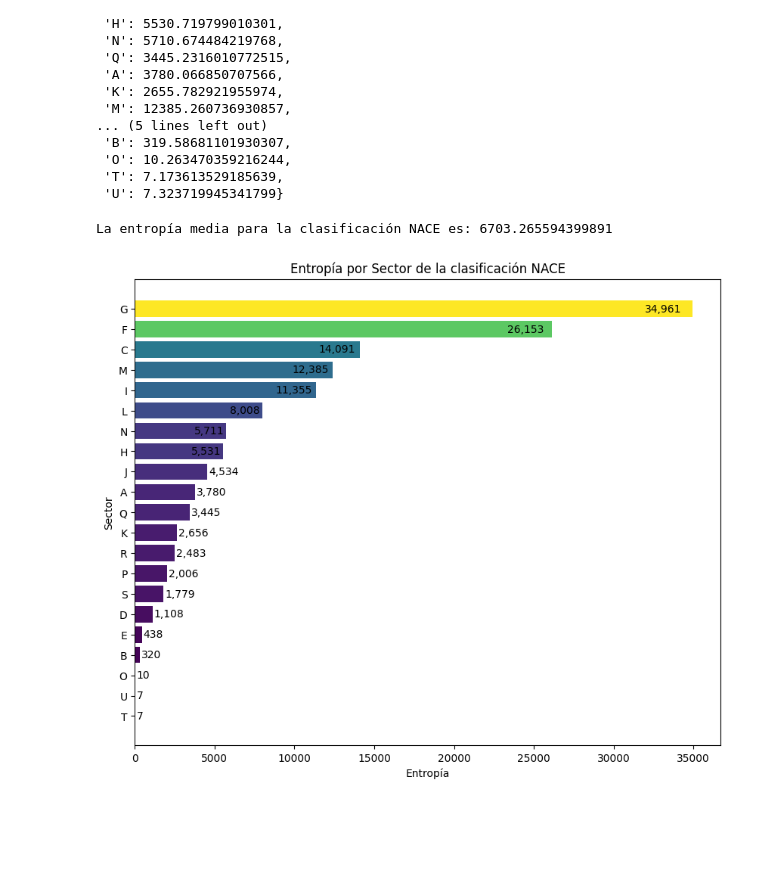
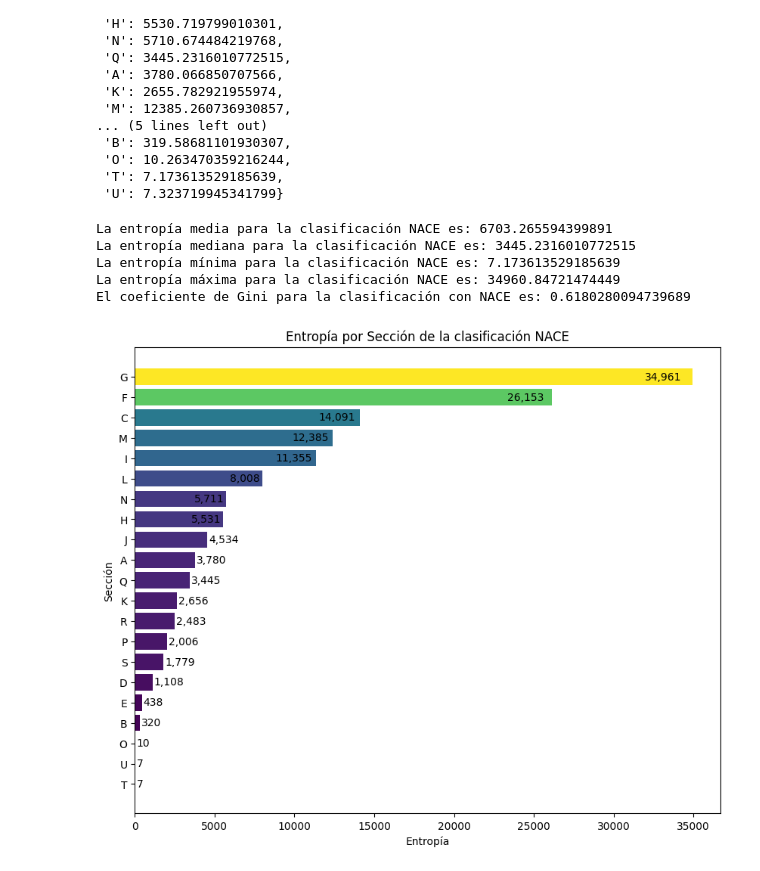
Before and after one commit to irenecanovaas/TFG_IRENE_CANOVAS, a Jupyter notebook: Calculo_Entropía_clasificación_NACE.ipynb, the cells around one changed output. Drawn from its saved outputs; the diff is of its cells as text; code cells hidden in the pictures; blank space fills up the shorter version.

```diff
--- a/Calculo_Entropía_clasificación_NACE.ipynb
+++ b/Calculo_Entropía_clasificación_NACE.ipynb
@@ -63,40 +64,58 @@ group_entropies
  'O': 10.263470359216244,
  'T': 7.173613529185639,
  'U': 7.323719945341799}
-# %%
-# Obtener la entropía media para la clasificación NACE
-values = group_entropies.values()
-mean_value = sum(values) / len(values)
-print(f'La entropía media para la clasificación NACE es: {mean_value}')
-# %% [output]
-La entropía media para la clasificación NACE es: 6703.265594399891
+# %%
+# Obtener la entropía media para la clasificación NACE
+valores = group_entropies.values()
+media = sum(valores) / len(valores)
+mediana = statistics.median(valores)
+minim = min(valores)
+maxi = max(valores)
+def gini_coefficient(valores):
+    x = np.sort(list(valores))
+    n = len(x)
+    index = np.arange(1, n+1)
+    G = (np.sum((2 * index - n - 1) * x)) / (n * np.sum(x))
+    return G
+gini = gini_coefficient(valores)
+print(f'La entropía media para la clasificación NACE es: {media}')
+print(f'La entropía mediana para la clasificación NACE es: {mediana}')
+print(f'La entropía mínima para la clasificación NACE es: {minim}')
+print(f'La entropía máxima para la clasificación NACE es: {maxi}')
+print(f'El coeficiente de Gini para la clasificación con NACE es: {gini}')
+# %% [output]
+La entropía media para la clasificación NACE es: 6703.265594399891
+La entropía mediana para la clasificación NACE es: 3445.2316010772515
+La entropía mínima para la clasificación NACE es: 7.173613529185639
+La entropía máxima para la clasificación NACE es: 34960.84721474449
+El coeficiente de Gini para la clasificación con NACE es: 0.6180280094739689
 # %%
 import matplotlib.pyplot as plt
 import seaborn as sns
 
 # Convertir el diccionario en un DataFrame
 df_entropy = pd.DataFrame(list(group_entropies.items()), columns=['Sectores', 'Entropía'])
 
 # Ordenar el DataFrame por entropía media
 df_entropy = df_entropy.sort_values(by='Entropía')
 
 # Crear el gráfico de barras horizontal
 plt.figure(figsize=(10, 8))
 bars = plt.barh(df_entropy['Sectores'], df_entropy['Entropía'], color=plt.cm.viridis(df_entropy['Entropía'] / max(df_entropy['Entropía'])))
 
 # Añadir etiquetas y título
 plt.xlabel('Entropía')
-plt.ylabel('Sector')
-plt.title('Entropía por Sector de la clasificación NACE')
+plt.ylabel('Sección')
+plt.title('Entropía por Sección de la clasificación NACE')
 
 #Añadir el número de sectores
 for bar in bars:
     width = bar.get_width()
     label_x_pos = width - (width * 0.02) if width > 5000 else width + 100
     plt.text(label_x_pos, bar.get_y() + bar.get_height()/2, f'{width:,.0f}', va='center', ha='right' if width > 5000 else 'left', color='black' if width > 5000 else 'black')
 
 
 # Mostrar el gráfico
 plt.show()
 # %% [output]
-[figure, old version]
+[figure, new version]
```
Also changed, not shown: parts of 3 cells of this notebook.
